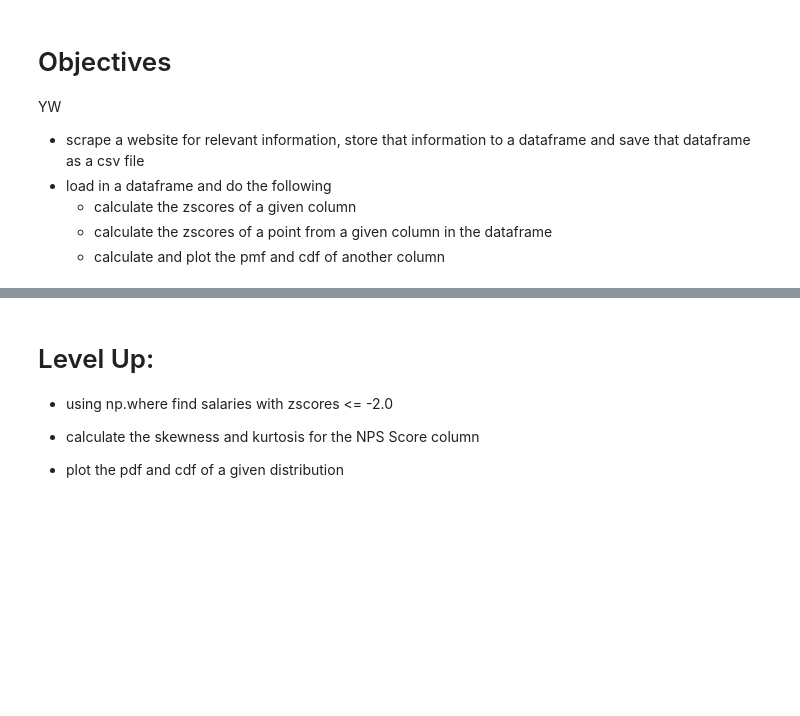
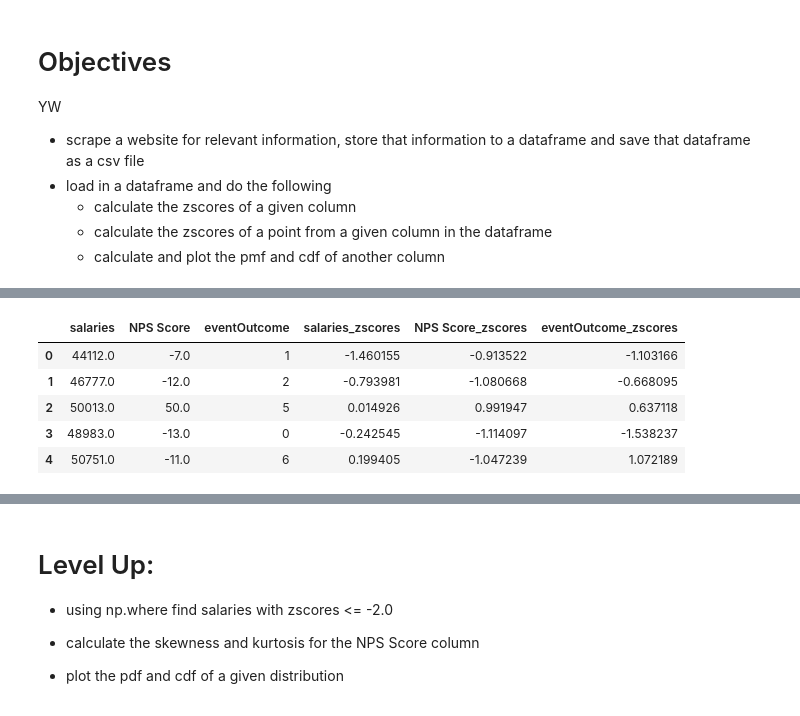
Before and after one commit to adcm2292/topic11-topic13-assessment, a Jupyter notebook: assessment.ipynb, the cells around one changed output, grey strips where cells are left out. Cells and saved outputs as stored; diff of their text form; code cells hidden in the pictures; blank space fills up the shorter version.

```diff
--- a/assessment.ipynb
+++ b/assessment.ipynb
@@ -128,5 +100,16 @@ def zscores(arr):
 # %%
 # calculate the zscore for each column and store them as a new column with the names used above
+df2['salaries_zscores'] = zscores(df2['salaries'])
+df2['NPS Score_zscores'] = zscores(df2['NPS Score'])
+df2['eventOutcome_zscores'] = zscores(df2['eventOutcome'])
+df2.head()
+# %% [output]
+|  | salaries | NPS Score | eventOutcome | salaries_zscores | NPS Score_zscores | eventOutcome_zscores |
+| 0 | 44112.0 | -7.0 | 1 | -1.460155 | -0.913522 | -1.103166 |
+| 1 | 46777.0 | -12.0 | 2 | -0.793981 | -1.080668 | -0.668095 |
+| 2 | 50013.0 | 50.0 | 5 | 0.014926 | 0.991947 | 0.637118 |
+| 3 | 48983.0 | -13.0 | 0 | -0.242545 | -1.114097 | -1.538237 |
+| 4 | 50751.0 | -11.0 | 6 | 0.199405 | -1.047239 | 1.072189 |
 # %% [markdown]
 # Part 3
 plot 'salaries' and 'NPS Score' on a subplot (1 row 2 columns)
```
Also changed, not shown: parts of 15 cells of this notebook, 5 other files.
